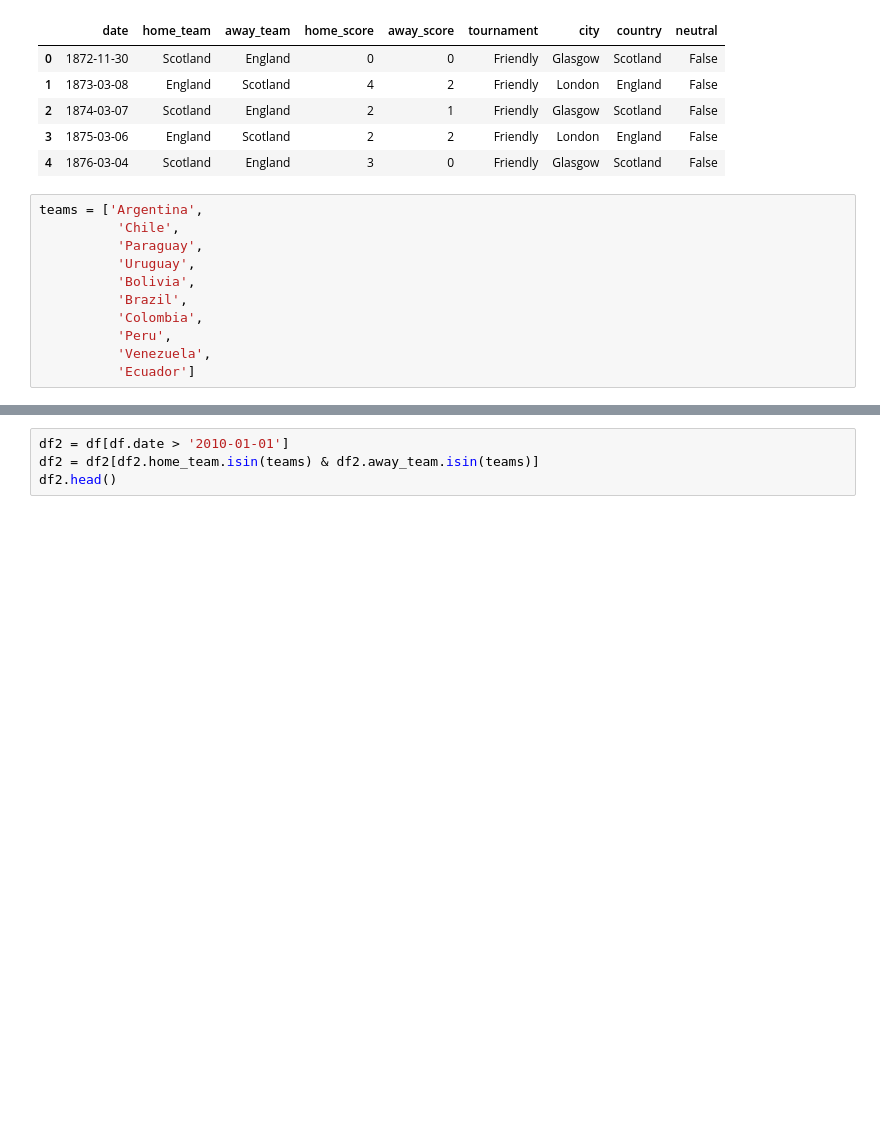
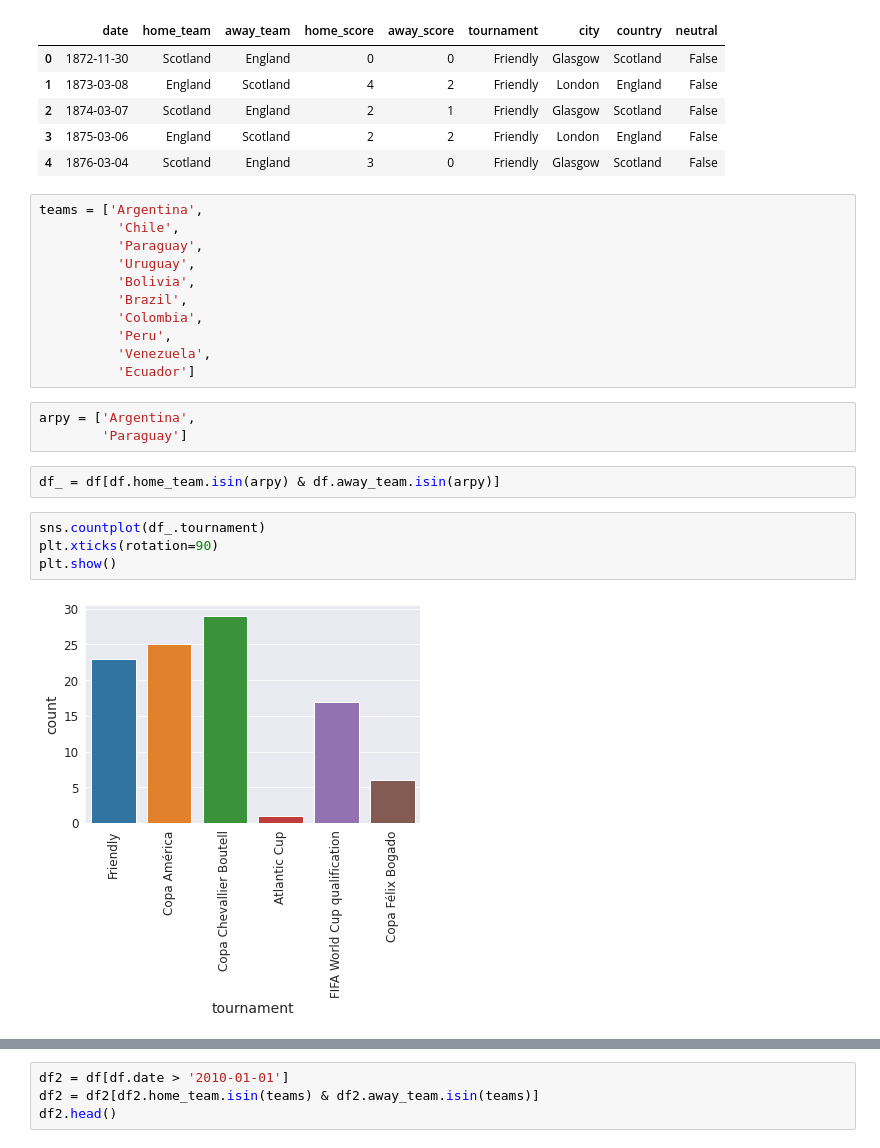
Before and after one commit to jmquintana/copa_america, a Jupyter notebook: copa_america.ipynb, the cells around one changed output, grey strips where cells are left out. Drawn from its saved outputs; the diff is of its cells as text; blank space fills up the shorter version.

```diff
--- a/copa_america.ipynb
+++ b/copa_america.ipynb
@@ -91,3 +91,14 @@ teams = ['Argentina',
           'Peru',
           'Venezuela',
           'Ecuador']
+# %%
+arpy = ['Argentina',
+        'Paraguay']
+# %%
+df_ = df[df.home_team.isin(arpy) & df.away_team.isin(arpy)]
+# %%
+sns.countplot(df_.tournament)
+plt.xticks(rotation=90)
+plt.show()
+# %% [output]
+[figure, added]
```
Also changed, not shown: parts of 8 cells of this notebook.
